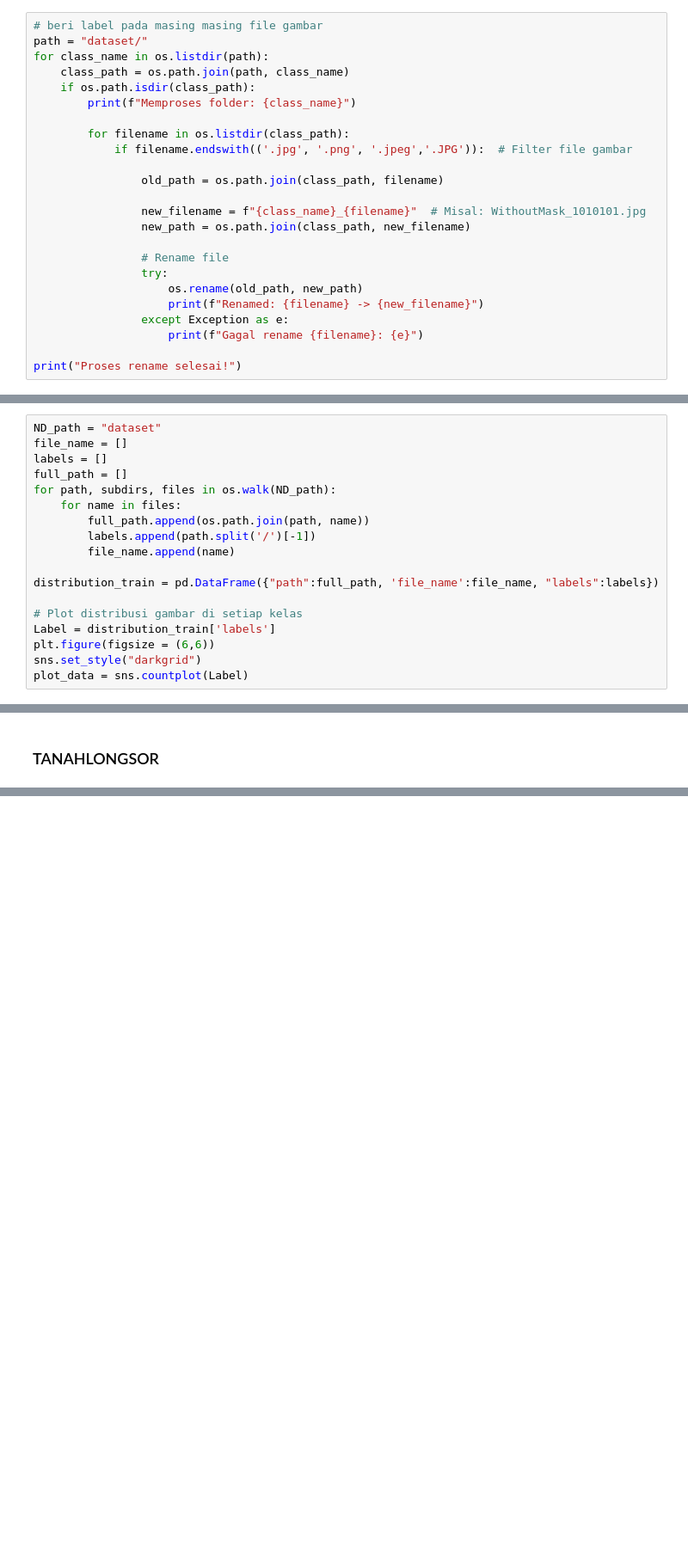
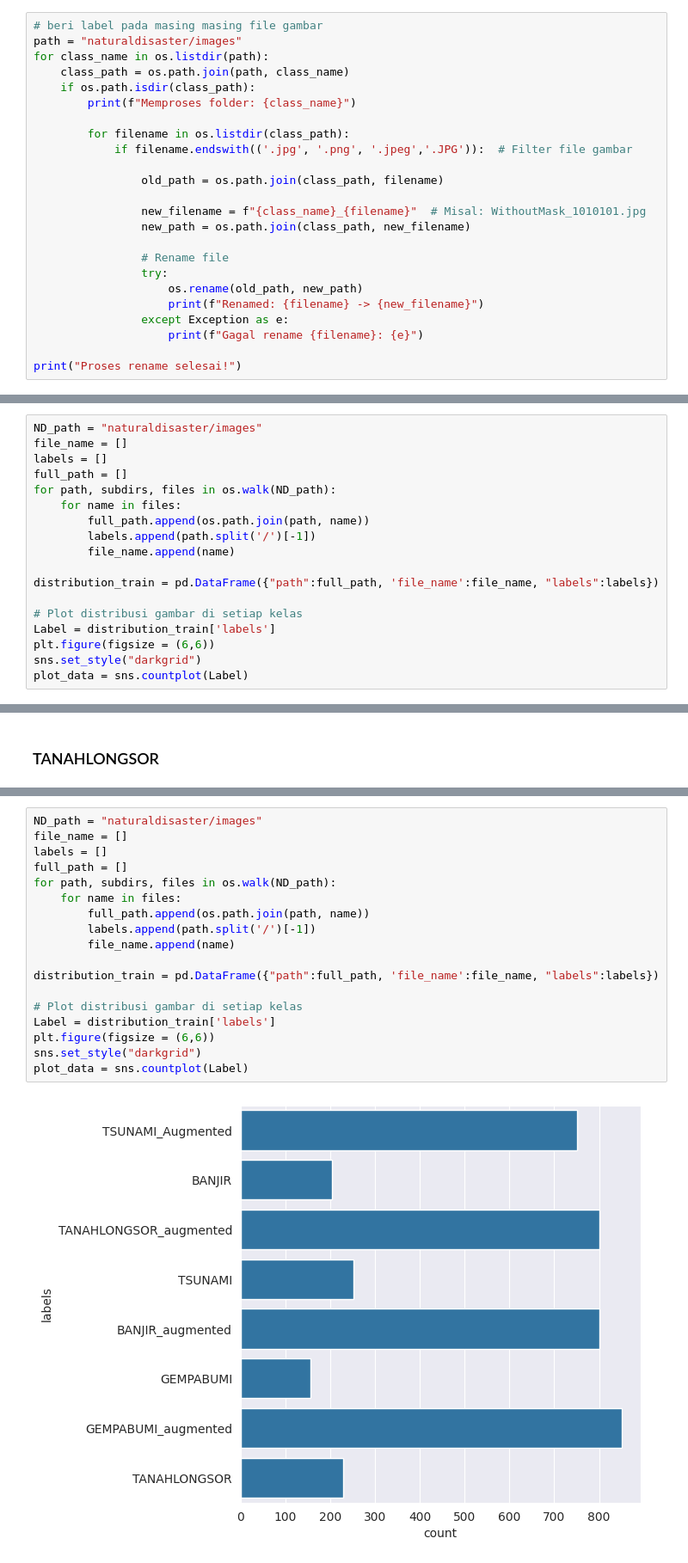
Before and after one commit to cryoras/ND_imageCNN, a Jupyter notebook: notebook_image.ipynb, the cells around one changed output, grey strips where cells are left out. Shown at 86% size. Drawn from its saved outputs; the diff is of its cells as text; blank space fills up the shorter version.

```diff
--- a/notebook_image.ipynb
+++ b/notebook_image.ipynb
@@ -123,6 +94,6 @@ file_name
 # %%
 # beri label pada masing masing file gambar
-path = "dataset/"
+path = "naturaldisaster/images"
 for class_name in os.listdir(path):
     class_path = os.path.join(path, class_name)
     if os.path.isdir(class_path):
@@ -163,7 +134,7 @@ Renamed: Image_131.png -> TANAHLONGSOR_Image_131.png
 Renamed: Image_147.jpg -> TANAHLONGSOR_Image_147.jpg
 Proses rename selesai!
 # %%
-ND_path = "dataset"
+ND_path = "naturaldisaster/images"
 file_name = []
 labels = []
 full_path = []
@@ -363,0 +341,20 @@ while i<=images_to_generate:
+# %%
+ND_path = "naturaldisaster/images"
+file_name = []
+labels = []
+full_path = []
+for path, subdirs, files in os.walk(ND_path):
+    for name in files:
+        full_path.append(os.path.join(path, name))
+        labels.append(path.split('/')[-1])
+        file_name.append(name)
+
+distribution_train = pd.DataFrame({"path":full_path, 'file_name':file_name, "labels":labels})
+
+# Plot distribusi gambar di setiap kelas
+Label = distribution_train['labels']
+plt.figure(figsize = (6,6))
+sns.set_style("darkgrid")
+plot_data = sns.countplot(Label)
+# %% [output]
+[figure, added]
```
Also changed, not shown: parts of 12 cells of this notebook.
